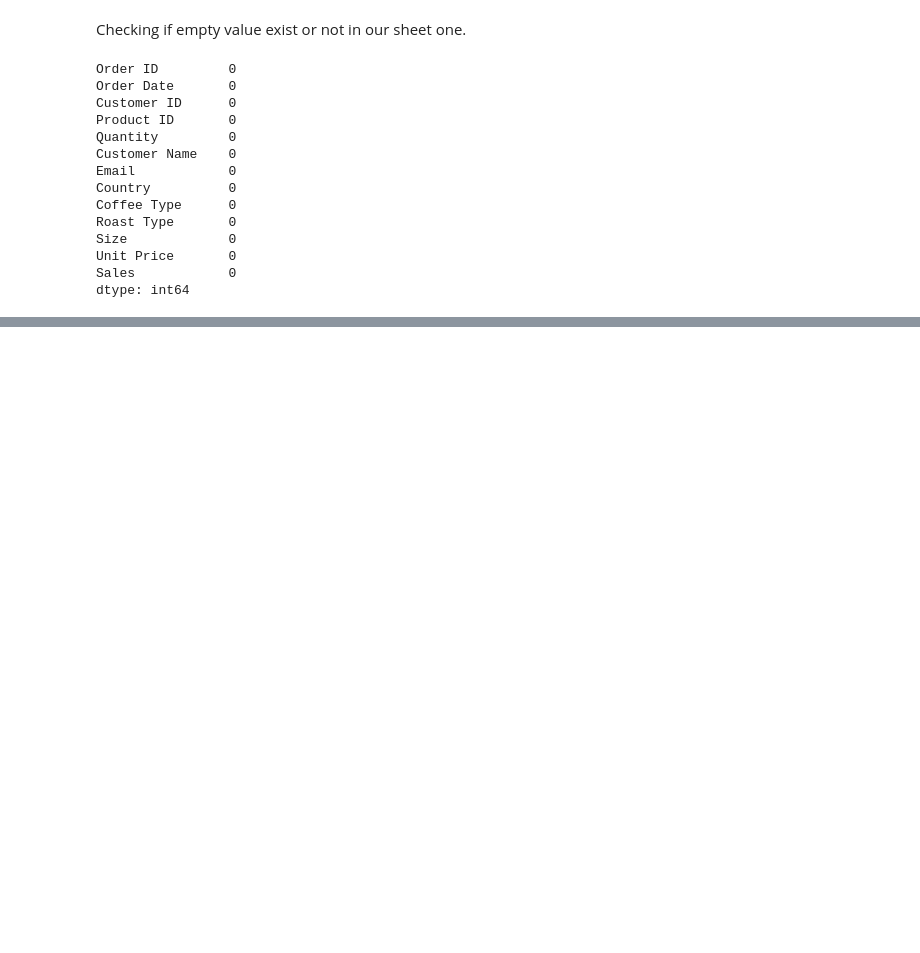
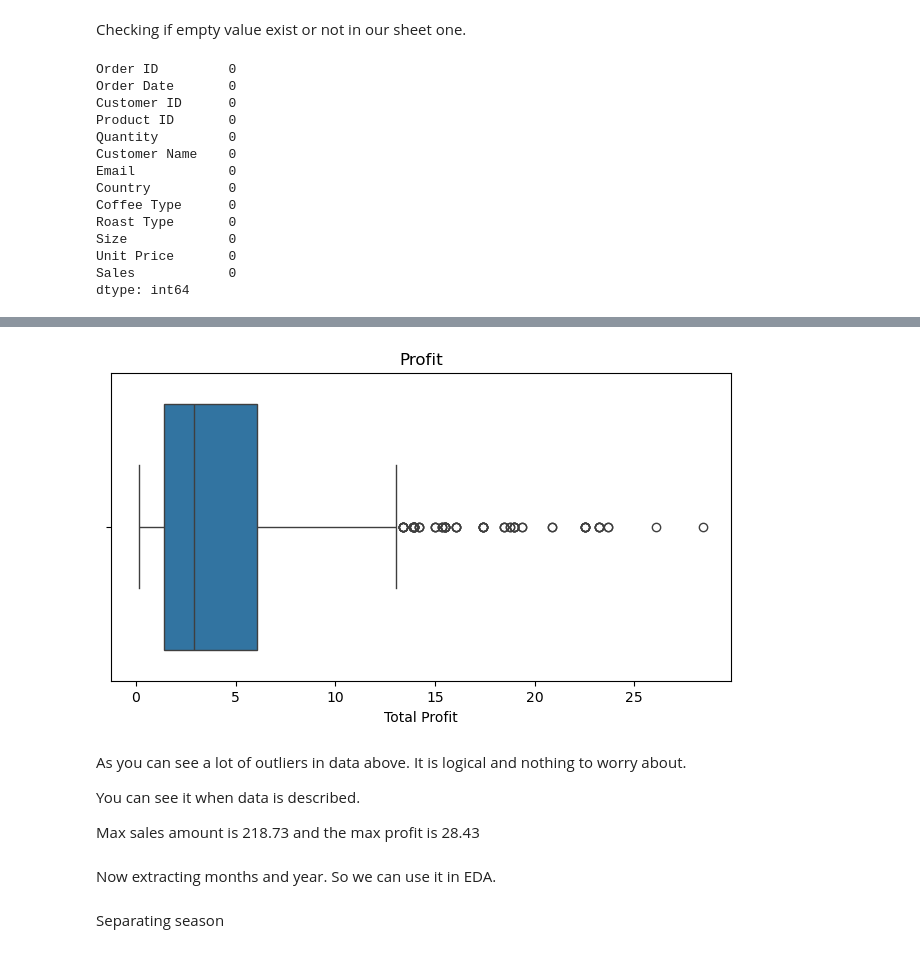
Before and after one commit to Ujjwal-kc/Data-Analysis-Certification-Task, a Jupyter notebook: main.ipynb, the cells around one changed output, grey strips where cells are left out. Drawn from its saved outputs; the diff is of its cells as text; code cells hidden in the pictures; blank space fills up the shorter version.

```diff
--- a/main.ipynb
+++ b/main.ipynb
@@ -372,0 +437,16 @@ sheet_one_data.head()
+# %%
+#Checking outliers in Total profit
+plt.figure(figsize=(8,4))
+sns.boxplot(x=sheet_one_data['Total Profit'])
+plt.title('Profit')
+plt.show()
+# %% [output]
+[figure, added]
+# %% [markdown]
+As you can see a lot of outliers in data above. It is logical and nothing to worry about.
+
+You can see it when data is described.
+
+Max sales amount is 218.73 and the max profit is 28.43
+# %% [markdown]
+Now extracting months and year. So we can use it in EDA.
@@ -372,0 +456,2 @@ sheet_one_data.head()
+# %% [markdown]
+Separating season
```
Also changed, not shown: parts of 11 cells of this notebook.
